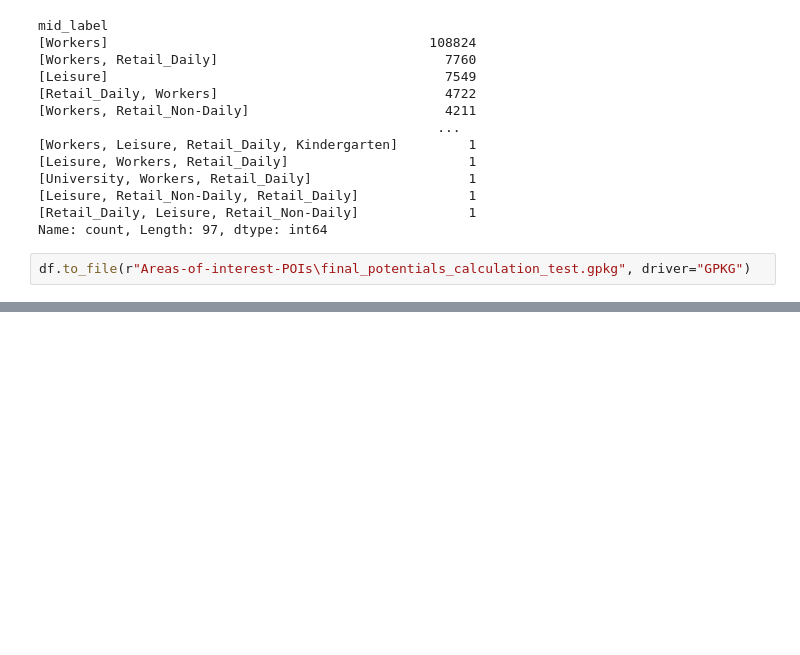
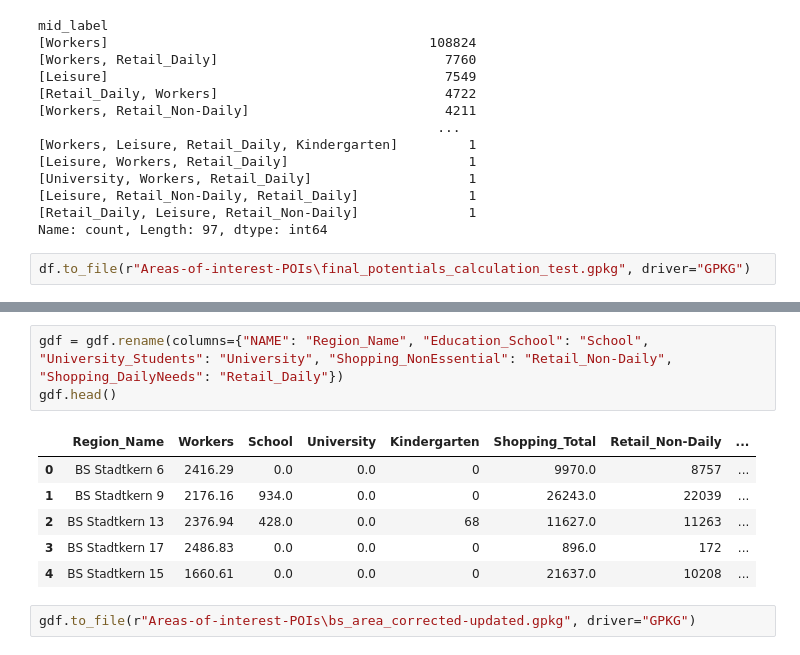
Before and after one commit to TUBS-IVS/Capacity_Calculation-pipeline, a Jupyter notebook: Volume-redistribution-VISUM.ipynb, the cells around one changed output, grey strips where cells are left out. Drawn from its saved outputs; the diff is of its cells as text; blank space fills up the shorter version.

```diff
--- a/Volume-redistribution-VISUM.ipynb
+++ b/Volume-redistribution-VISUM.ipynb
@@ -190,0 +198,12 @@ df.to_file(r"Areas-of-interest-POIs\final_potentials_calculation_test.gpkg", dri
+# %%
+gdf = gdf.rename(columns={"NAME": "Region_Name", "Education_School": "School", "University_Students": "University", "Shopping_NonEssential": "Retail_Non-Daily", "Shopping_DailyNeeds": "Retail_Daily"})
+gdf.head()
+# %% [output]
+|  | Region_Name | Workers | School | University | Kindergarten | Shopping_Total | Retail_Non-Daily | ... |
+| 0 | BS Stadtkern 6 | 2416.29 | 0.0 | 0.0 | 0 | 9970.0 | 8757 | ... |
+| 1 | BS Stadtkern 9 | 2176.16 | 934.0 | 0.0 | 0 | 26243.0 | 22039 | ... |
+| 2 | BS Stadtkern 13 | 2376.94 | 428.0 | 0.0 | 68 | 11627.0 | 11263 | ... |
+| 3 | BS Stadtkern 17 | 2486.83 | 0.0 | 0.0 | 0 | 896.0 | 172 | ... |
+| 4 | BS Stadtkern 15 | 1660.61 | 0.0 | 0.0 | 0 | 21637.0 | 10208 | ... |
+# %%
+gdf.to_file(r"Areas-of-interest-POIs\bs_area_corrected-updated.gpkg", driver="GPKG")
```
Also changed, not shown: parts of 4 cells of this notebook.
